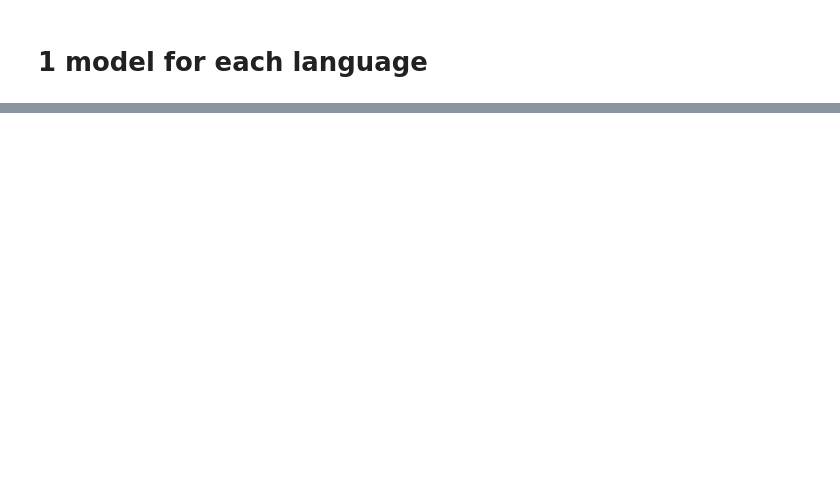
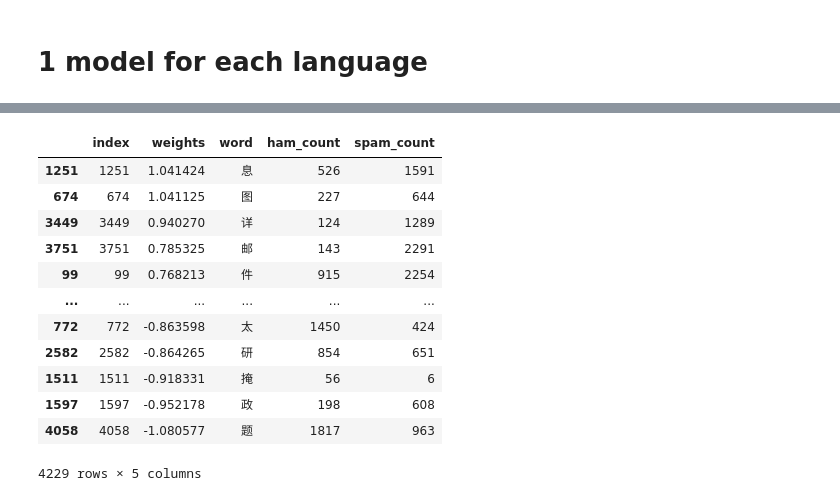
Before and after one commit to Jumpkan/DSA4266_Grp2, a Jupyter notebook: preprocessing_logreg_naive_bayes_tfidvec.ipynb, the cells around one changed output, grey strips where cells are left out. Saved outputs shown, nothing was run; the diff lists cells and outputs as text; code cells hidden in the pictures; blank space fills up the shorter version.

```diff
--- a/preprocessing_logreg_naive_bayes_tfidvec.ipynb
+++ b/preprocessing_logreg_naive_bayes_tfidvec.ipynb
@@ -161,7 +209,7 @@ cn_word=re.compile("[\u4e00-\u9FFF]")
 X_train_c=X_train_c.apply(lambda x: ''.join([word for word in x if cn_word.match(word)]))
 X_test_c=X_test_c.apply(lambda x: ''.join([word for word in x if cn_word.match(word)]))
 # %%
-vect = CountVectorizer(tokenizer=lambda txt:[*txt])
+vect = CountVectorizer(tokenizer=lambda txt:[*txt],stop_words=read_stopwords_list())
 X_train_c_dtm = vect.fit_transform(X_train_c)
 X_test_c_dtm= vect.transform(X_test_c)
 # %%
@@ -208,0 +257,35 @@ f1 0.9477958236658932
+# %%
+ham_count=[]
+spam_count=[]
+word_list=[]
+temp=pd.DataFrame({'weights':logreg.coef_[0]}).reset_index().merge(pd.DataFrame({'index':vect.vocabulary_.values(),'word':vect.vocabulary_.keys()}),how='left',on='index')
+for index,(word,weights) in temp[temp['weights'].apply(lambda x:abs(x)>1)][['word','weights']].iterrows():
+    counter=sample[sample['pretranslation'].apply(lambda x: word in x)]['class'].value_counts()
+    try:
+        ham_count.append(counter['ham'])
+    except:
+        ham_count.append(0)
+    try:
+        spam_count.append(counter['spam'])
+    except:
+        spam_count.append(0)
+    word_list.append(word)
+
+word_ham_spam_counter=pd.DataFrame({'word':word_list,'ham_count':ham_count,'spam_count':spam_count})
+
+temp=temp.merge(word_ham_spam_counter,how='left',on='word')
+temp[temp['ham_count']>5].sort_values('weights',ascending=True)
+# %% [output]
+|  | index | weights | word | ham_count | spam_count |
+| 1251 | 1251 | 1.041424 | 息 | 526 | 1591 |
+| 674 | 674 | 1.041125 | 图 | 227 | 644 |
+| 3449 | 3449 | 0.940270 | 详 | 124 | 1289 |
+| 3751 | 3751 | 0.785325 | 邮 | 143 | 2291 |
+| 99 | 99 | 0.768213 | 件 | 915 | 2254 |
+| ... | ... | ... | ... | ... | ... |
+| 772 | 772 | -0.863598 | 太 | 1450 | 424 |
+| 2582 | 2582 | -0.864265 | 研 | 854 | 651 |
+| 1511 | 1511 | -0.918331 | 掩 | 56 | 6 |
+| 1597 | 1597 | -0.952178 | 政 | 198 | 608 |
+| 4058 | 4058 | -1.080577 | 题 | 1817 | 963 |
+4229 rows × 5 columns
```
Also changed, not shown: parts of 14 cells of this notebook.
